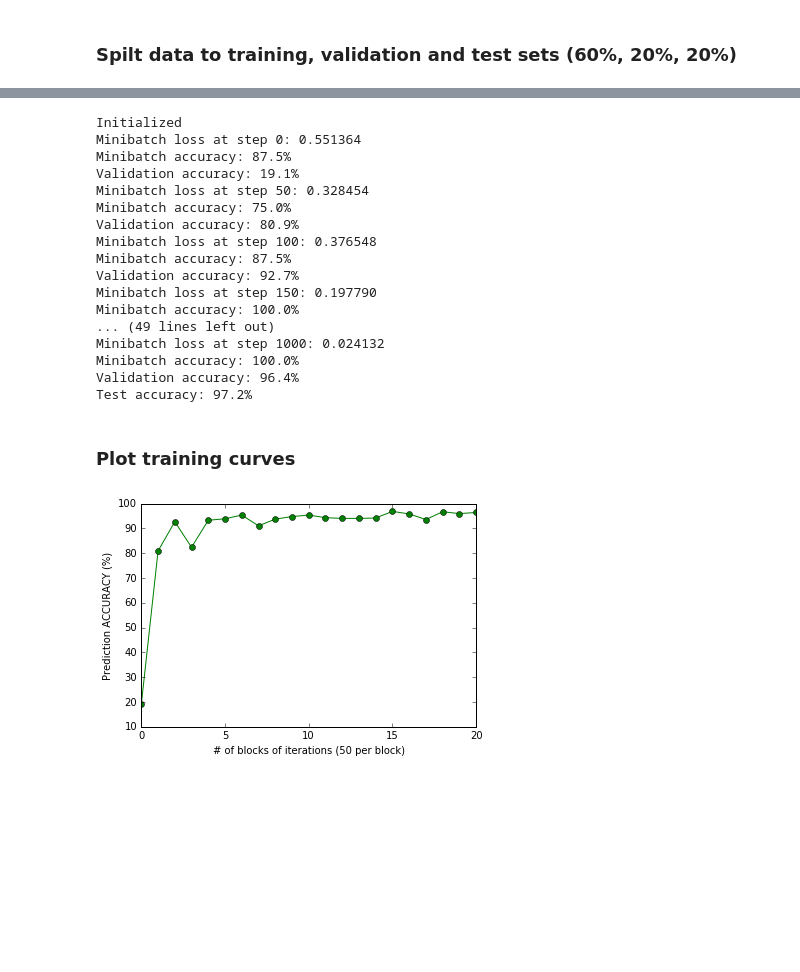
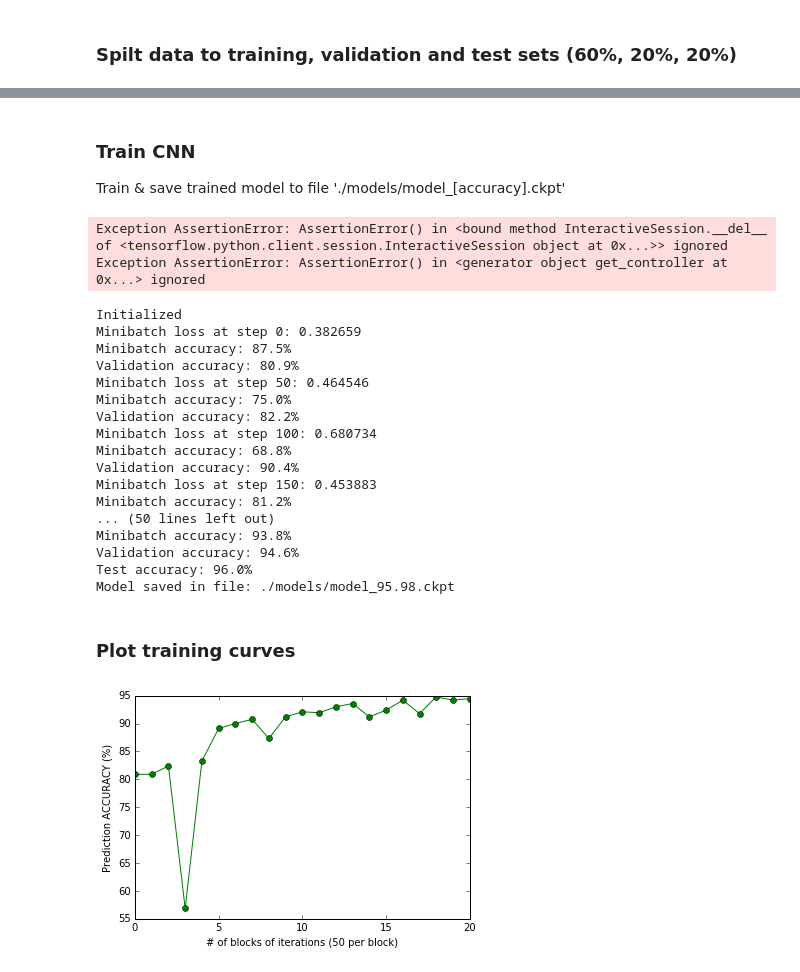
Before and after one commit to nazar-ivantsiv/bee-brood-counter, a Jupyter notebook: bee_brood_counter.ipynb, the cells around one changed output, grey strips where cells are left out. Cells and saved outputs as stored; diff of their text form; code cells hidden in the pictures; blank space fills up the shorter version.

```diff
--- a/bee_brood_counter.ipynb
+++ b/bee_brood_counter.ipynb
@@ -17,8 +17,8 @@ from matplotlib import pyplot as plt
 from sklearn import svm
 from sklearn.utils import shuffle
 
-IMG_SIZE = (60, 60) # Size of image (e.g. 30x30) to be used as feature vector of length (e.g. 900x1)
-NUM_CHANNELS = 1 # Grayscale
+IMG_SIZE = (64, 64) # Size of image
+NUM_CHANNELS = 3 # RGB
 PIXEL_DEPTH = 255.0  # Number of levels per pixel.
 # %% [markdown]
 ### Dataset routines ###
@@ -223,56 +260,65 @@ with graph.as_default():
+# %% [markdown]
+### Train CNN  ###
+Train & save trained model to file './models/model_[accuracy].ckpt'
 # %%
 num_steps = 1001 #10001
+num_fetch_results = 50
 acc_list = []
 
 with tf.Session(graph=graph) as session:
     tf.initialize_all_variables().run()
     print('Initialized')
 
+    # Add ops to save and restore all the variables.
     saver = tf.train.Saver()
 
     for step in range(num_steps):
-    offset = (step * batch_size) % (train_labels.shape[0] - batch_size)
-    batch_data = train_dataset[offset:(offset + batch_size), :, :, :]
-    batch_labels = train_labels[offset:(offset + batch_size), :]
-    feed_dict = {tf_train_dataset : batch_data, tf_train_labels : batch_labels}
-    _, l, predictions = session.run(
-      [optimizer, loss, train_prediction], feed_dict=feed_dict)
-    if (step % 50 == 0):
-        print('Minibatch loss at step %d: %f' % (step, l))
-        print('Minibatch accuracy: %.1f%%' % accuracy_func(predictions, batch_labels))
-        accuracy = accuracy_func(valid_prediction.eval(), valid_labels)
-        print('Validation accuracy: %.1f%%' % accuracy)
-        acc_list.append(accuracy)
-    print('Test accuracy: %.1f%%' % accuracy_func(test_prediction.eval(), test_labels))
+        offset = (step * batch_size) % (train_labels.shape[0] - batch_size)
+        batch_data = train_dataset[offset:(offset + batch_size), :, :, :]
+        batch_labels = train_labels[offset:(offset + batch_size), :]
+        feed_dict = {tf_train_dataset : batch_data, tf_train_labels : batch_labels}
+        _, l, predictions = session.run(
+          [optimizer, loss, train_prediction], feed_dict=feed_dict)
+        if (step % num_fetch_results == 0):
+            print('Minibatch loss at step %d: %f' % (step, l))
+            print('Minibatch accuracy: %.1f%%' % accuracy_func(predictions, batch_labels))
+            val_accuracy = accuracy_func(valid_prediction.eval(), valid_labels)
+            print('Validation accuracy: %.1f%%' % val_accuracy)
+            acc_list.append(val_accuracy)
+    test_accuracy = accuracy_func(test_prediction.eval(), test_labels)
+    print('Test accuracy: %.1f%%' % test_accuracy)
 
     # Save variables to file
-    save_path = saver.save(sess, "/tmp/model.ckpt")
+    tf_model_filename = ("model_%.2f.ckpt" % test_accuracy)
+    save_path = saver.save(session, "./models/%s" % tf_model_filename)
     print("Model saved in file: %s" % save_path)
 # %% [output]
-Initialized
-Minibatch loss at step 0: 0.551364
-Minibatch accuracy: 87.5%
-Validation accuracy: 19.1%
-Minibatch loss at step 50: 0.328454
-Minibatch accuracy: 75.0%
-Validation accuracy: 80.9%
-Minibatch loss at step 100: 0.376548
-Minibatch accuracy: 87.5%
-Validation accuracy: 92.7%
-Minibatch loss at step 150: 0.197790
-Minibatch accuracy: 100.0%
-... (49 lines left out)
-Minibatch loss at step 1000: 0.024132
-Minibatch accuracy: 100.0%
-Validation accuracy: 96.4%
-Test accuracy: 97.2%
+Exception AssertionError: AssertionError() in <bound method InteractiveSession.__del__ of <tensorflow.python.client.session.InteractiveSession object at 0x...>> ignored
+Exception AssertionError: AssertionError() in <generator object get_controller at 0x...> ignored
+Initialized
+Minibatch loss at step 0: 0.382659
+Minibatch accuracy: 87.5%
+Validation accuracy: 80.9%
+Minibatch loss at step 50: 0.464546
+Minibatch accuracy: 75.0%
+Validation accuracy: 82.2%
+Minibatch loss at step 100: 0.680734
+Minibatch accuracy: 68.8%
+Validation accuracy: 90.4%
+Minibatch loss at step 150: 0.453883
+Minibatch accuracy: 81.2%
+... (50 lines left out)
+Minibatch accuracy: 93.8%
+Validation accuracy: 94.6%
+Test accuracy: 96.0%
+Model saved in file: ./models/model_95.98.ckpt
 # %% [markdown]
 ### Plot training curves ###
 # %%
 %matplotlib inline
 plt.plot(acc_list, '-go')
-plt.xlabel('# of blocks of iterations (50 per block)')
+plt.xlabel('# of blocks of iterations (%s per block)' % num_fetch_results)
 plt.ylabel('Prediction ACCURACY (%)')
 plt.show()
 # %% [output]
-[figure, old version]
+[figure, new version]
```
Also changed, not shown: parts of 24 cells of this notebook, 1 other file.
